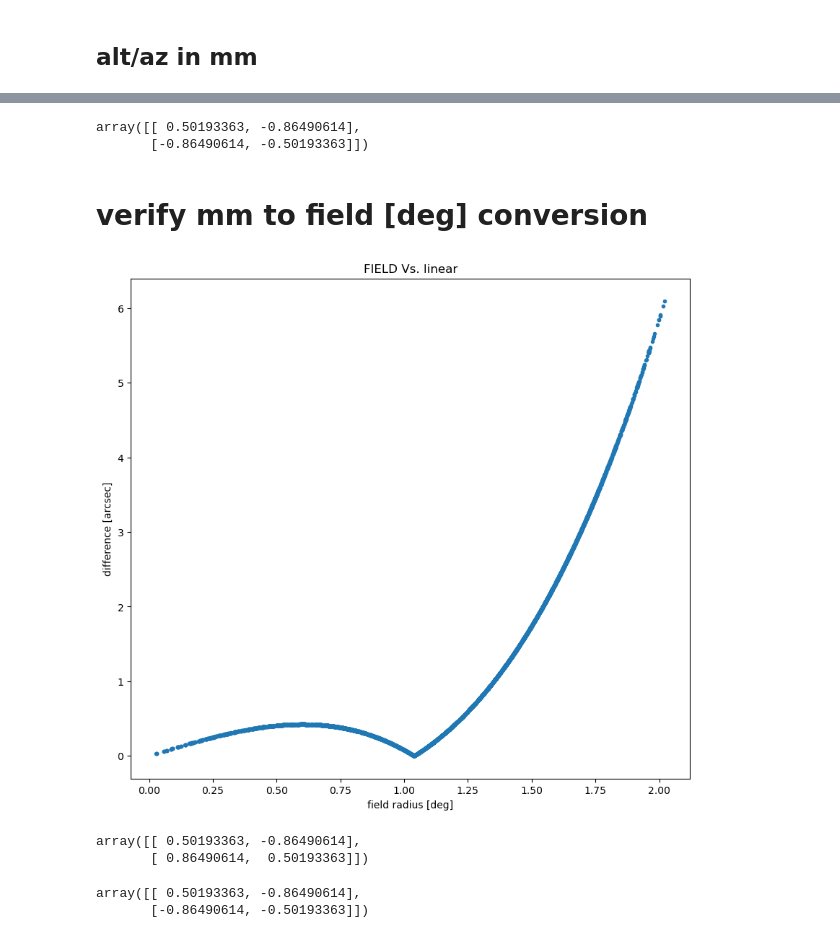
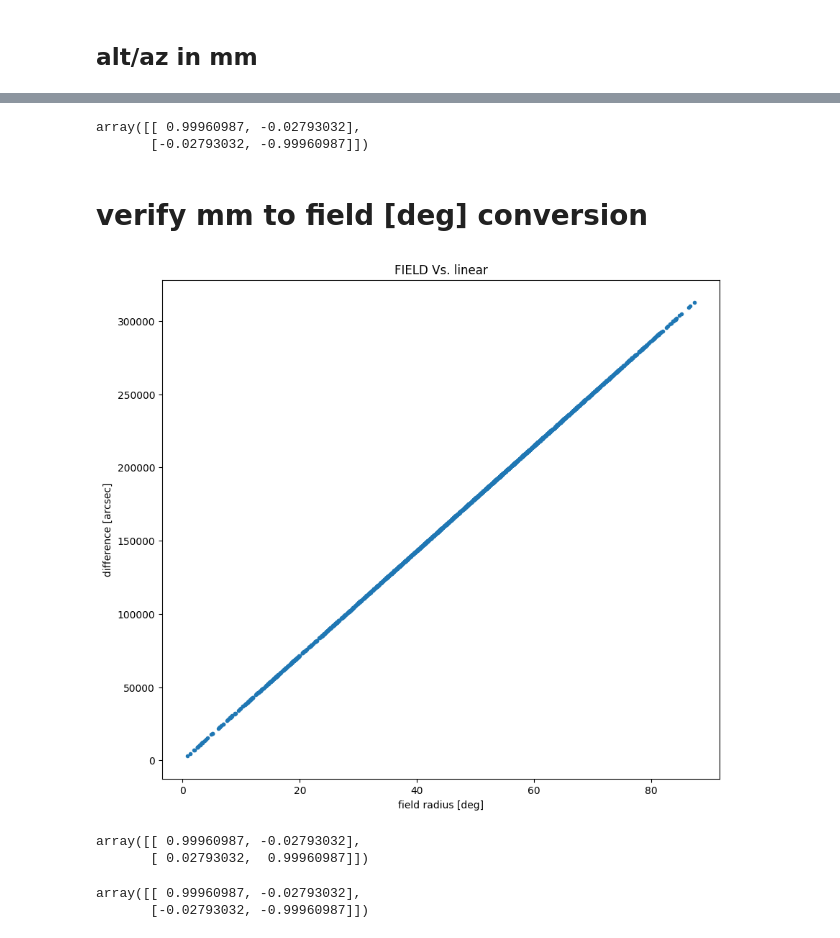
Before and after one commit to SalvatoreINAF/RubinIQ4AO, a Jupyter notebook: RubinSim/notebooks/Ellipticitymap_Josh_250318.ipynb, the cells around one changed output, grey strips where cells are left out. Cells and saved outputs as stored; diff of their text form; code cells hidden in the pictures.

Commit message:
imsim funziona.. credo

```diff
--- a/RubinSim/notebooks/Ellipticitymap_Josh_250318.ipynb
+++ b/RubinSim/notebooks/Ellipticitymap_Josh_250318.ipynb
@@ -37,9 +52,27 @@ visit_id = int(f"{dayObs}{seqNum:05d}")
+# %%
+#LSSTCam
+camera = LsstCam().getCamera()
+n_det = 189 # LSSTCam
+import sys
+sys.path.append("/sdf/data/rubin/shared/image_quality/imsim/notebooks/")                #file with convertion between seqnum and collection
+from collection_dictionary_shared import collection_dictionary
+folder = '/sdf/data/rubin/shared/image_quality/imsim/'
+############Define the butler data configuration and collection (una tantum )
+config = folder+'repo'
+seqnum_base = 5023071800000
+collection_dict = collection_dictionary()
+seqNum = 176
+visit_id = seqNum+seqnum_base
+collections = collection_dict[visit_id]
+butler = Butler(config, collections=collections)
 # %% [markdown]
 ## Lettura icSrc
 # %%
-#puoi usarla su icSrc o su src
 icSrcs={}
 for i in range(n_det):
-    icSrcs[i] = butler.get("icSrc", dataId={"visit":visit_id, "detector":i})
-visitInfo = butler.get("postISRCCD.visitInfo", dataId={"exposure":visit_id, "detector":8})
-table = makeTableFromSourceCatalogs(icSrcs, visitInfo)
+#    icSrcs[i] = butler.get("icSrc", dataId={"visit":visit_id, "detector":i})
+    try:
+        icSrcs[i] = butler.get("icSrc", dataId={"visit":visit_id, "detector":i})
+    except:
+        continue
+visitInfo = butler.get("postISRCCD.visitInfo", dataId={"exposure":visit_id, "detector":(n_det-1)})
@@ -85,5 +128 @@ from ellipticity_util import addFieldCoords_to_Table, makeOCSPlot, read_batoid_t
 import numpy as np
-# %%
-table = addOpticalCoords_to_Table( table )
-# %%
-table = addFieldCoords_to_Table( table, camera )
@@ -109,8 +140,8 @@ ascii.write(table[ 'oc_field_x','oc_field_y','oc_Ixx','oc_Iyy','oc_Ixy', ],outna
 # %%
 table.meta['ocRot']
 # %% [output]
-array([[ 0.50193363, -0.86490614],
-       [-0.86490614, -0.50193363]])
+array([[ 0.99960987, -0.02793032],
+       [-0.02793032, -0.99960987]])
 # %% [markdown]
 # verify mm to field [deg] conversion
 # %%
@@ -119,20 +150,20 @@ hx, hy = table['x'] * 0.2 / 36, table['y'] * 0.2 / 36      # 0.2 arcsec / pix *
 hx_rot, hy_rot = table['oc_x'] * 0.2 / 36, table['oc_y'] * 0.2 / 36
 # %%
 fig, axes = plt.subplots(nrows=1, ncols=1, figsize=(10, 9), sharex=True, sharey=True)
-plt.plot( np.sqrt( table['oc_field_x']**2+table['oc_field_y']**2), np.sqrt( (table['oc_field_x'] - hx_rot)**2 + (table['oc_field_y'] - hy_rot)**2)*3600, '.' )
+plt.plot( np.sqrt( table['oc_x']**2+table['oc_y']**2), np.sqrt( (table['oc_x'] - hx_rot)**2 + (table['oc_y'] - hy_rot)**2)*3600, '.' )
 axes.set_xlabel('field radius [deg]')
 axes.set_ylabel('difference [arcsec]')
 axes.set_title('FIELD Vs. linear')
 plt.show()
 # %% [output]
-[figure, old version]
+[figure, new version]
 # %%
 table.meta['aaRot']
 # %% [output]
-array([[ 0.50193363, -0.86490614],
-       [ 0.86490614,  0.50193363]])
+array([[ 0.99960987, -0.02793032],
+       [ 0.02793032,  0.99960987]])
 # %%
 table.meta['ocRot']
 # %% [output]
-array([[ 0.50193363, -0.86490614],
-       [-0.86490614, -0.50193363]])
+array([[ 0.99960987, -0.02793032],
+       [-0.02793032, -0.99960987]])
```
Also changed, not shown: parts of 17 cells of this notebook, 2 other files.
